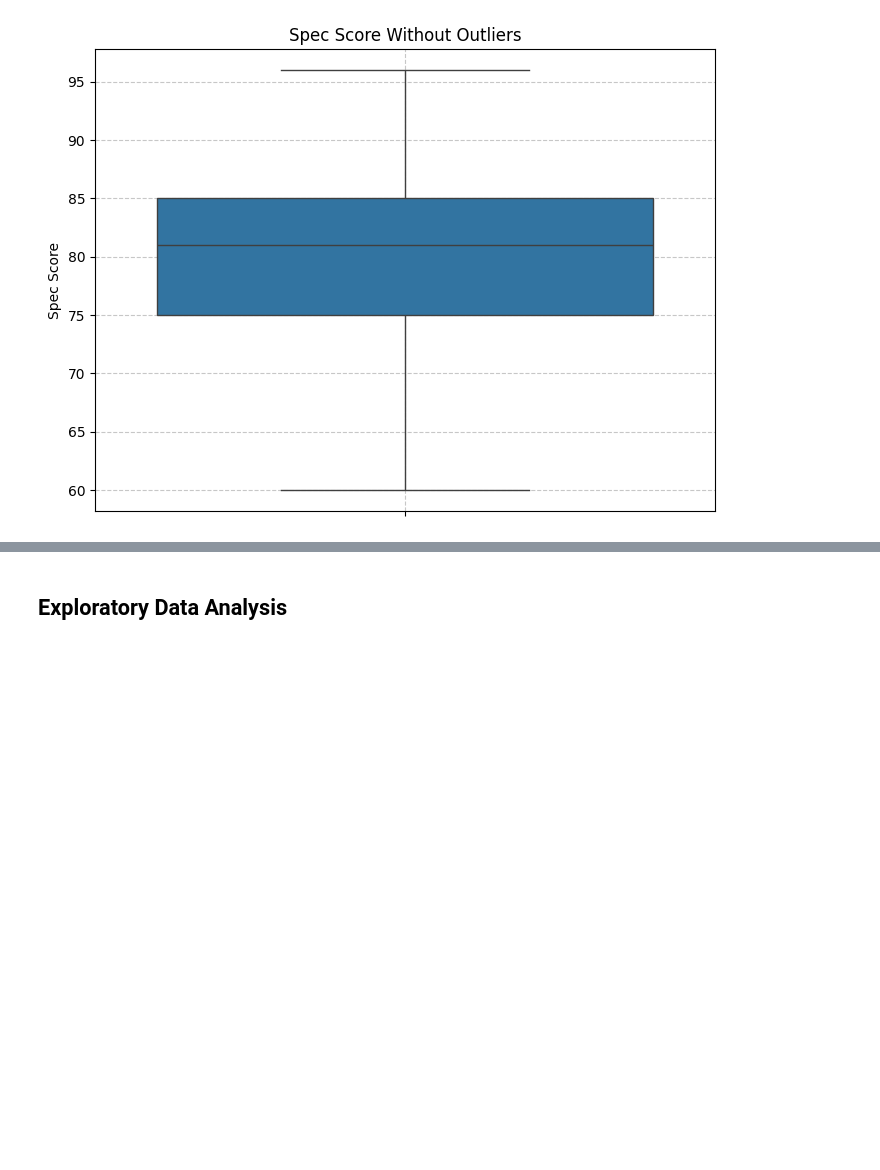
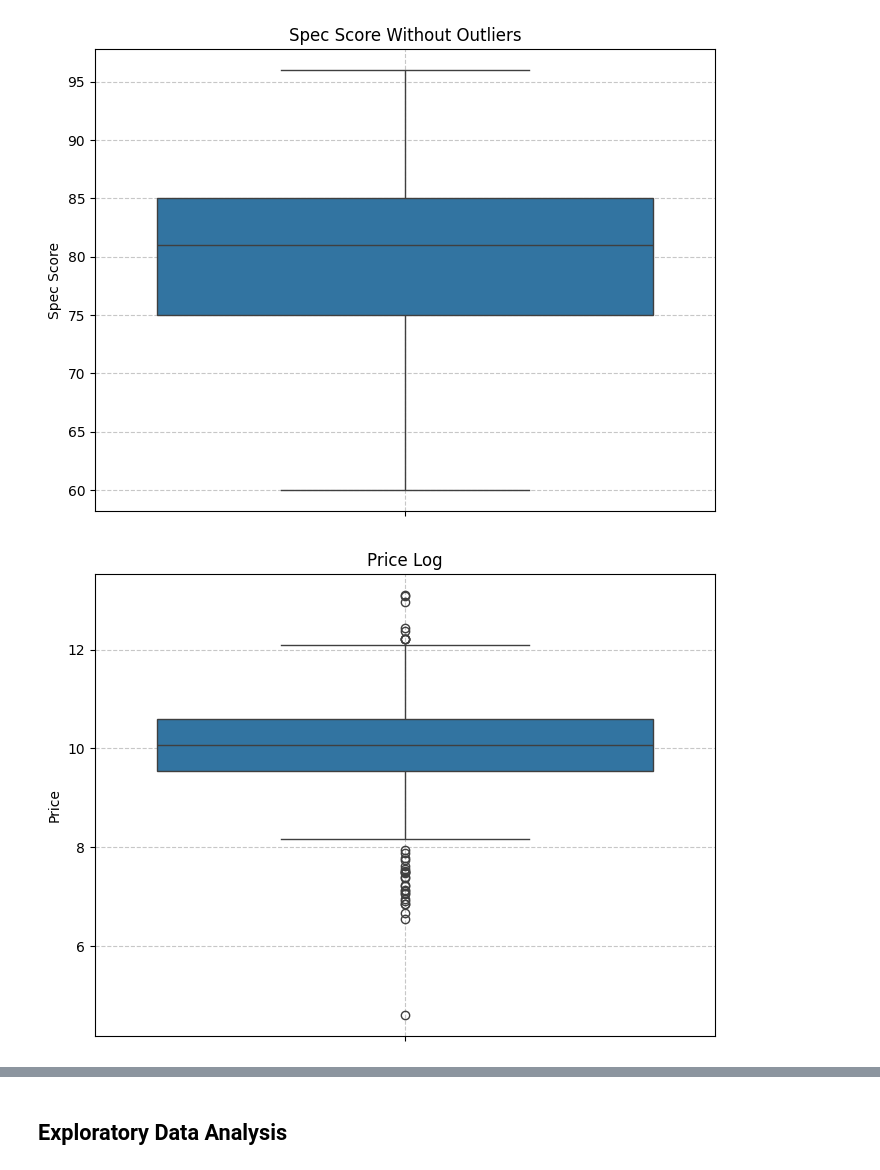
Before and after one commit to xyzaraa/phone-price-prediction, a Jupyter notebook: mobile phone price prediction.ipynb, the cells around one changed output, grey strips where cells are left out. Drawn from its saved outputs; the diff is of its cells as text; code cells hidden in the pictures; blank space fills up the shorter version.

```diff
--- a/mobile phone price prediction.ipynb
+++ b/mobile phone price prediction.ipynb
@@ -126,6 +109,18 @@ plt.grid(True, linestyle='--', alpha=0.7)
 plt.show()
 # %% [output]
 [figure]
+# %%
+# Price
+df['price_log'] = np.log1p(df['price'])
+
+plt.figure(figsize=(8,6))
+sns.boxplot(y=df['price_log'])
+plt.title("Price Log")
+plt.ylabel('Price')
+plt.grid(True, linestyle='--', alpha=0.7)
+plt.show()
+# %% [output]
+[figure, added]
 # %%
 df.isnull().sum()
 # %% [output]
```
Also changed, not shown: parts of 15 cells of this notebook, 1 other file.
